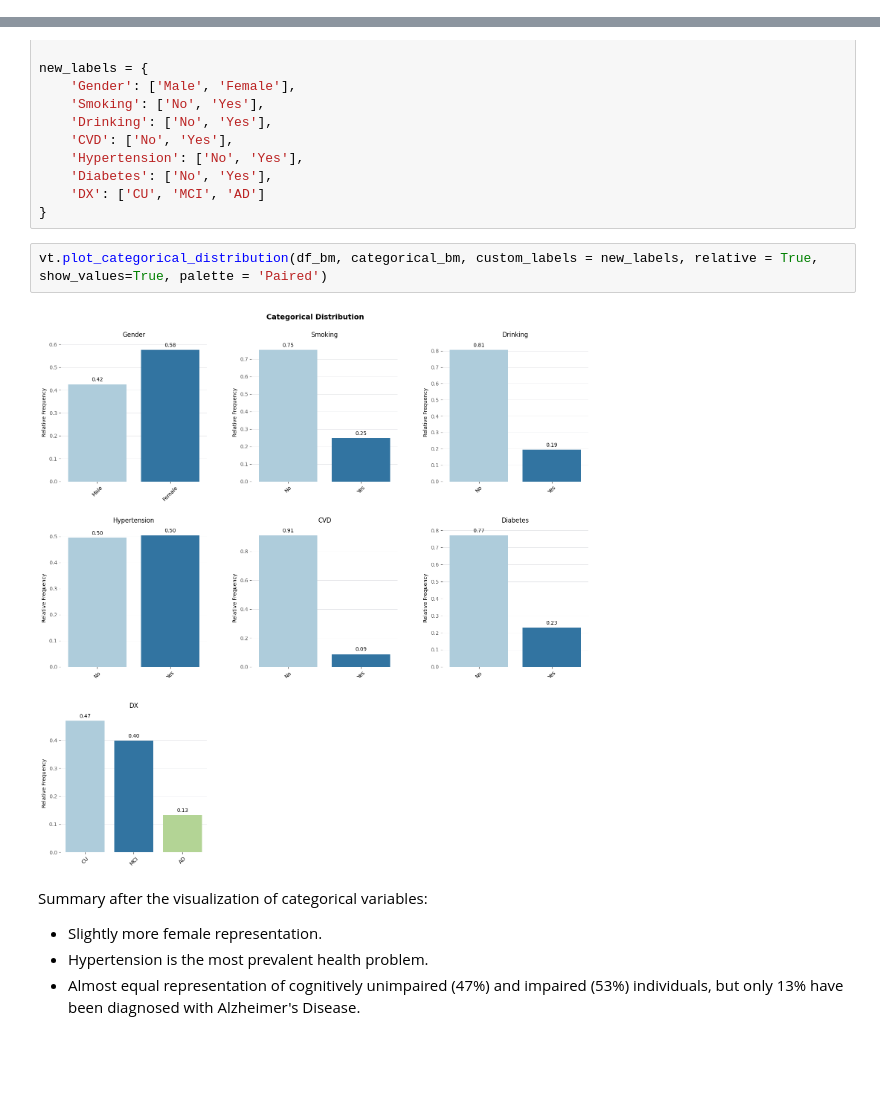
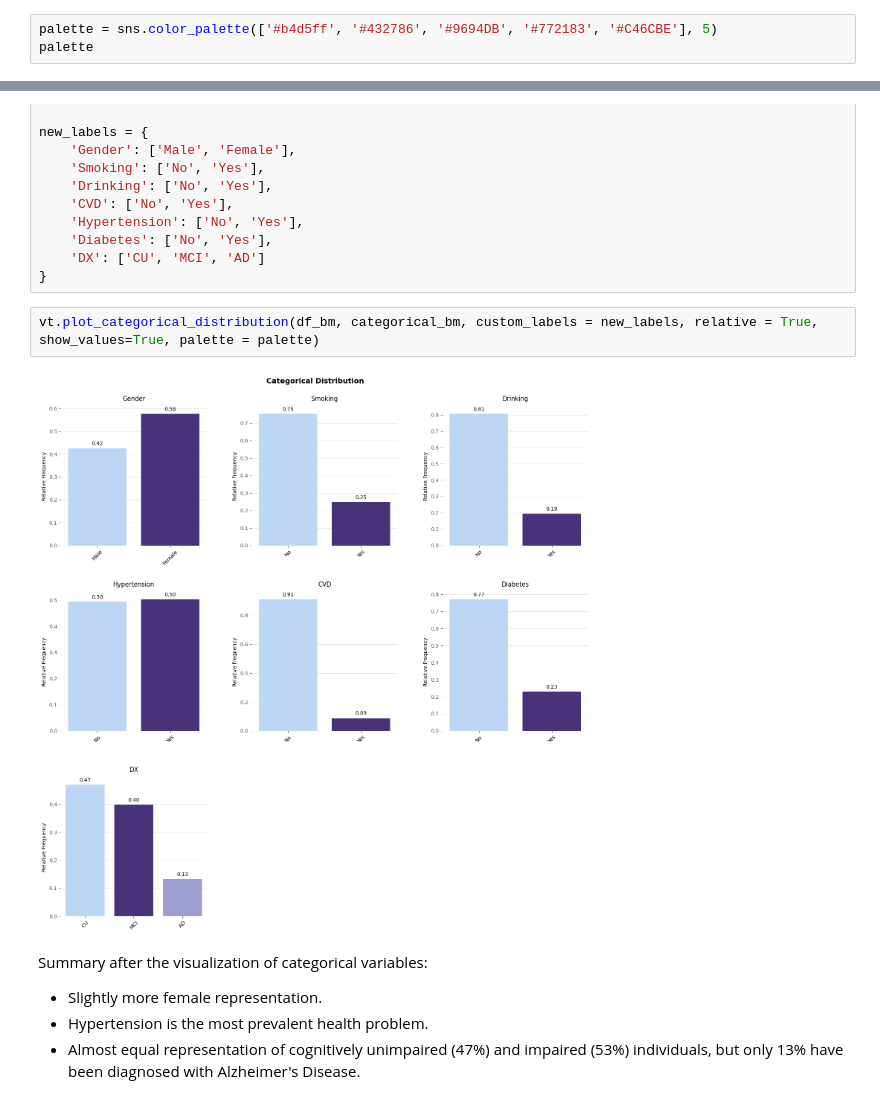
Before and after one commit to mardelmir/EDA_Project, a Jupyter notebook: src/notebooks/02_Univariate_Analysis.ipynb, the cells around one changed output, grey strips where cells are left out. Drawn from its saved outputs; the diff is of its cells as text; blank space fills up the shorter version.

Commit message:
viz_tools update to palette management

```diff
--- a/src/notebooks/02_Univariate_Analysis.ipynb
+++ b/src/notebooks/02_Univariate_Analysis.ipynb
@@ -42,3 +42,6 @@ import utils.viz_tools as vt
 df_main = pd.read_csv('../data/processed/main_data.csv')
 df_bm = pd.read_csv('../data/processed/biomarker_data.csv')
 df_adni = pd.read_csv('../data/processed/adni_clean_data.csv')
+# %%
+palette = sns.color_palette(['#b4d5ff', '#432786', '#9694DB', '#772183', '#C46CBE'], 5)
+palette
@@ -184,9 +193,9 @@ new_labels = {
     'DX': ['CU', 'MCI', 'AD']
 }
 # %%
-vt.plot_categorical_distribution(df_bm, categorical_bm, custom_labels = new_labels, relative = True, show_values=True, palette = 'Paired')
+vt.plot_categorical_distribution(df_bm, categorical_bm, custom_labels = new_labels, relative = True, show_values=True, palette = palette)
 # %% [output]
-[figure, old version]
+[figure, new version]
 # %% [markdown]
 Summary after the visualization of categorical variables:
 
```
Also changed, not shown: parts of 4 cells of this notebook, 4 other files.
